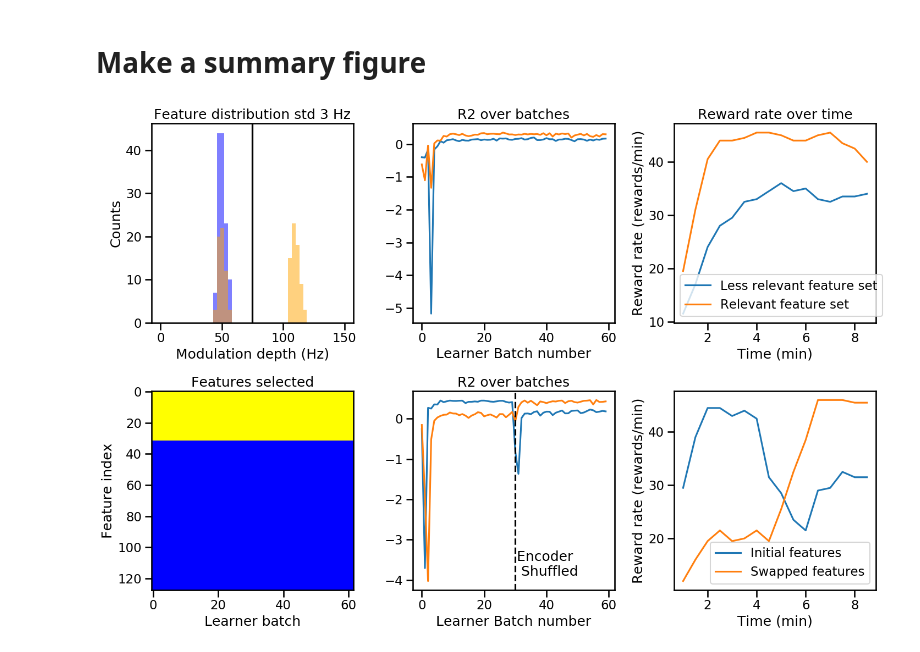
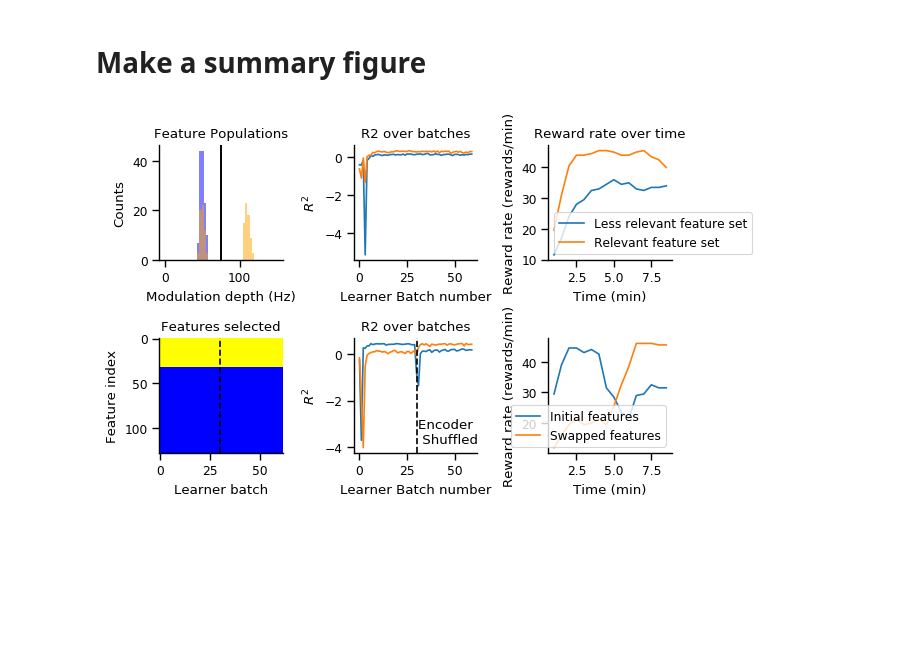
Before and after one commit to sijia66/adaptive_feature_selection, a Jupyter notebook: figure2_simulation_setup/231016_afs_figure2_full_feature_selection.ipynb, the cells around one changed output. Drawn from its saved outputs; the diff is of its cells as text; code cells hidden in the pictures; blank space fills up the shorter version.

Commit message:
change into paper figure style

```diff
--- a/figure2_simulation_setup/231016_afs_figure2_full_feature_selection.ipynb
+++ b/figure2_simulation_setup/231016_afs_figure2_full_feature_selection.ipynb
@@ -18,7 +18,7 @@ from weights_linear_regression import calc_R2_with_sim_C
 
 import numpy as np
 np.set_printoptions(precision=5, suppress=True)
-sns.set_context('talk')
+sns.set_context('paper')
 # %% [markdown]
 # ideas
 # %%
@@ -510,7 +510,7 @@ FEATURE_SHUFFLING_TIME = 30
 
 
 colors = ['b', 'orange']
-fig_full, axes_full = plt.subplots(2, 3, figsize=(15, 10))
+fig_full, axes_full = plt.subplots(2, 3, figsize=(6.5, 4))
 
 # First subplot
 std = 3
@@ -523,38 +523,44 @@ for feature_weights, c in zip(feature_weights_all, colors):
     axs[0].axvline(x=75, color='k')
     axs[0].set_xlabel('Modulation depth (Hz)')
     axs[0].set_ylabel('Counts')
-    axs[0].set_title(f'Feature distribution std {std} Hz')
+    axs[0].set_title(f'Feature Populations')
 
 # Second subplot
 axs[1].plot(R_2_over_batches_all_exp_gap)
 axs[1].set_title('R2 over batches')
 axs[1].set_xlabel('Learner Batch number')
+axs[1].set_ylabel(r'$R^2$')
 
 # Second subplot
 axs[2].plot(window_time_stamps, reward_rate_all_gap.T )
 axs[2].set_xlabel('Time (min)')
 axs[2].set_ylabel('Reward rate (rewards/min)')
 axs[2].legend([ 'Less relevant feature set', 'Relevant feature set'])
 axs[2].set_title('Reward rate over time')
 # second row, we show the plots for the shuffled rows
 
 axs = axes_full[1,:]
 plot_feature_selection(exp_data_all[0]['feature_selection']['feat_set'], ax = axs[0])
 axs[0].set_title('Features selected')
+axs[0].axvline(x = 30, color = 'k', linestyle='--')
+
 
 # Second subplot
 axs[1].plot(R_2_over_batches_all_exp_shuffle)
 axs[1].set_title('R2 over batches')
 axs[1].set_xlabel('Learner Batch number')
 axs[1].axvline(x = 30, color = 'k', linestyle='--')
-axs[1].text(30.5, 0.2, 'Encoder \n Shuffled', ha='left', va='top', transform=axs[1].get_xaxis_transform())
+axs[1].text(30.5, 0.3, 'Encoder \n Shuffled', ha='left', va='top', transform=axs[1].get_xaxis_transform())
+axs[1].set_ylabel(r'$R^2$')
 
 axs[2].plot( window_time_stamps, reward_rate_all.T)
 axs[2].set_xlabel('Time (min)')
 axs[2].set_ylabel(r'Reward rate (rewards/min)')
-axs[2].legend(['Initial features', 'Swapped features'])
+axs[2].legend(['Initial features', 'Swapped features'], loc = 'lower right')
+
+sns.despine()
 
 fig_full.tight_layout()
 fig_full
 # %% [output]
-[figure, old version]
+[figure, new version]
```
Also changed, not shown: parts of 1 cell of this notebook.
